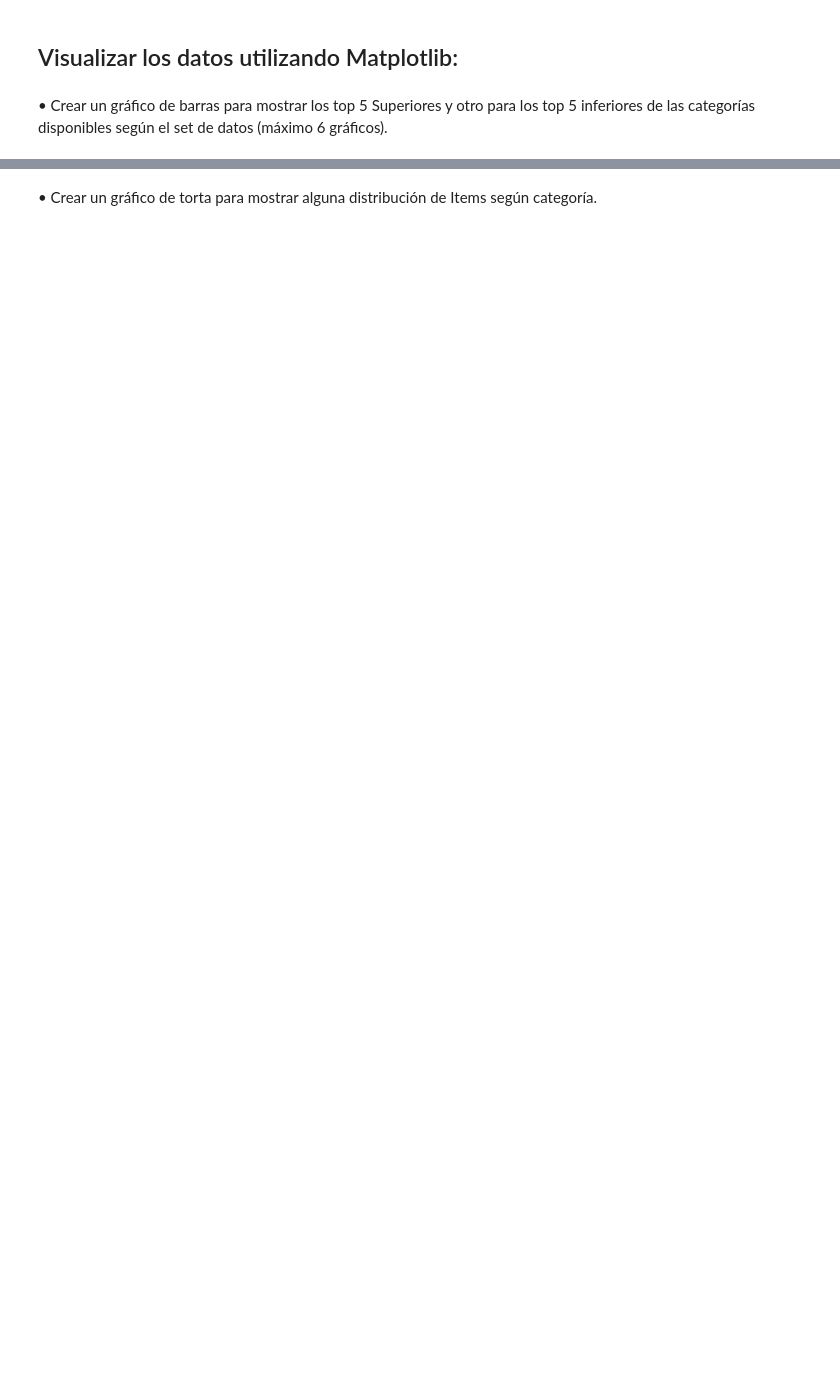
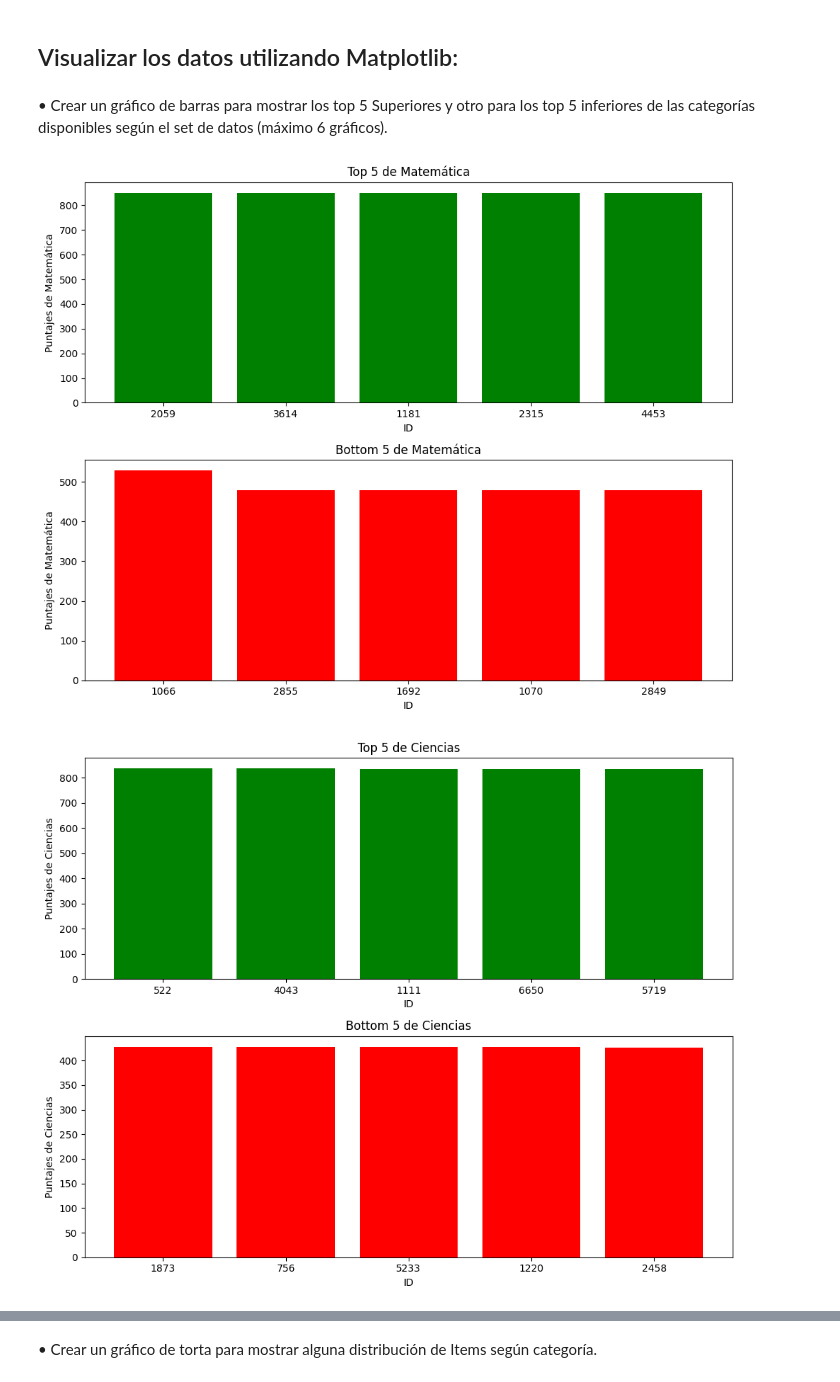
Before and after one commit to Tatoloops/PublicRepository, a Jupyter notebook: Python/Solemne_II.ipynb, the cells around one changed output, grey strips where cells are left out. Drawn from its saved outputs; the diff is of its cells as text; code cells hidden in the pictures; blank space fills up the shorter version.

```diff
--- a/Python/Solemne_II.ipynb
+++ b/Python/Solemne_II.ipynb
@@ -31,0 +5,16 @@ print(data.head())
+# %%
+from google.colab import files
+import pandas as pd
+
+# Subir un archivo python
+uploaded = files.upload()
+
+# Assuming you uploaded an Excel file, use the first key in the 'uploaded' dictionary
+file_key = list(uploaded.keys())[0]
+
+# Read the uploaded file into a DataFrame without using BytesIO
+data = pd.read_excel(file_key)
+
+# Display the first 5 rows of the DataFrame
+print("\nThe first 5 rows of the dataset are:\n")
+print(data.head())
@@ -119,0 +136,38 @@ plt.show()
+# %%
+def MostrarTopAndBottom5DeColumna(Columna):
+
+  # Sort by the 'Matemática' column in descending order
+  sorted_data = data.sort_values(by=Columna, ascending=False)
+
+  # Select the top 5 and bottom 5 entries
+  top_5 = sorted_data.head(5)
+  bottom_5 = sorted_data.tail(5)
+
+  # Convert the default index to string
+  top_5_index_str = top_5.index.astype(str)
+  bottom_5_index_str = bottom_5.index.astype(str)
+
+  # Plotting the bar chart
+  fig, axes = plt.subplots(2, 1, figsize=(10, 8))
+
+  # Top 5
+  axes[0].bar(top_5_index_str, top_5[Columna], color='green')
+  axes[0].set_title('Top 5 de '+Columna)
+  axes[0].set_ylabel('Puntajes de '+Columna)
+  axes[0].set_xlabel('ID')
+
+  # Bottom 5
+  axes[1].bar(bottom_5_index_str, bottom_5[Columna], color='red')
+  axes[1].set_title('Bottom 5 de '+Columna)
+  axes[1].set_ylabel('Puntajes de '+Columna)
+  axes[1].set_xlabel('ID')
+
+  plt.tight_layout()
+  plt.show()
+
+MostrarTopAndBottom5DeColumna("Matemática")
+MostrarTopAndBottom5DeColumna("Ciencias")
+MostrarTopAndBottom5DeColumna("NEM")
+# %% [output]
+[figure, added]
+[figure, added]
```
Also changed, not shown: parts of 13 cells of this notebook.
